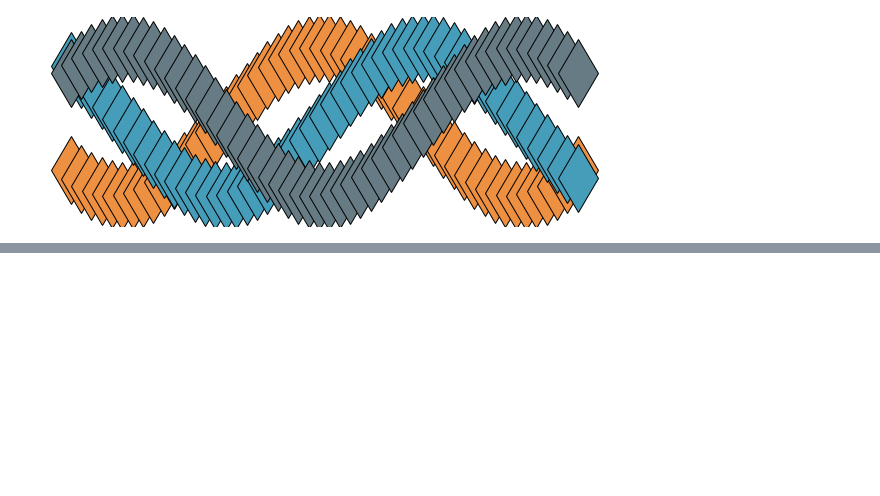
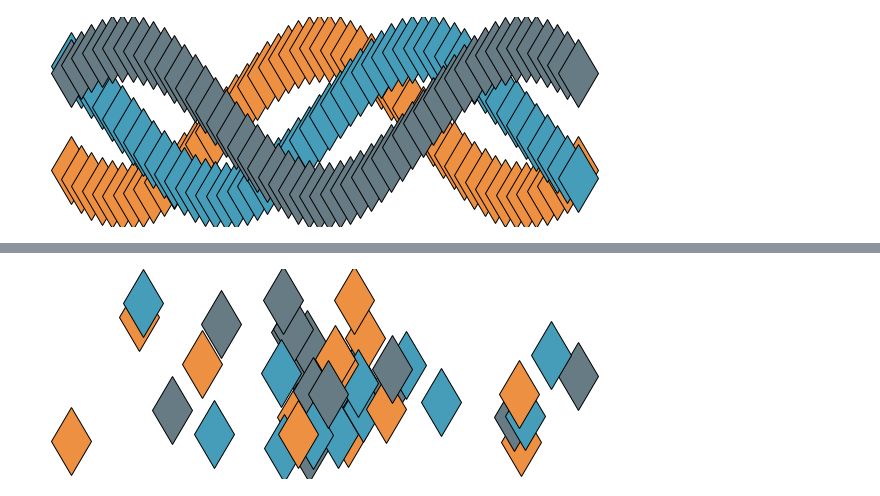
Before and after one commit to ColCarroll/yourplotlib, a Jupyter notebook: notebooks/styles.ipynb, the cells around one changed output, grey strips where cells are left out. Drawn from its saved outputs; the diff is of its cells as text; code cells hidden in the pictures; blank space fills up the shorter version.

```diff
--- a/notebooks/styles.ipynb
+++ b/notebooks/styles.ipynb
@@ -164,3 +163,9 @@ ax.plot(x, -np.cos(x), clip_on=False)
 fig.savefig(IMAGE_DIR / 'style9.png')
 # %% [output]
 [figure]
+# %%
+def confetti(N, ax=None, **kwargs):
+    if ax is None:
+        ax = plt.gca()
+    my_artists = ax.plot(*np.random.randn(N, 2), clip_on=False, **kwargs)
+    return my_artists
@@ -166,0 +185,6 @@ fig.savefig(IMAGE_DIR / 'style9.png')
+# %%
+plt.figure()
+_ = confetti(42)
+plt.savefig(IMAGE_DIR/"sparks.png")
+# %% [output]
+[figure, added]
```
Also changed, not shown: parts of 20 cells of this notebook, 17 other files.
